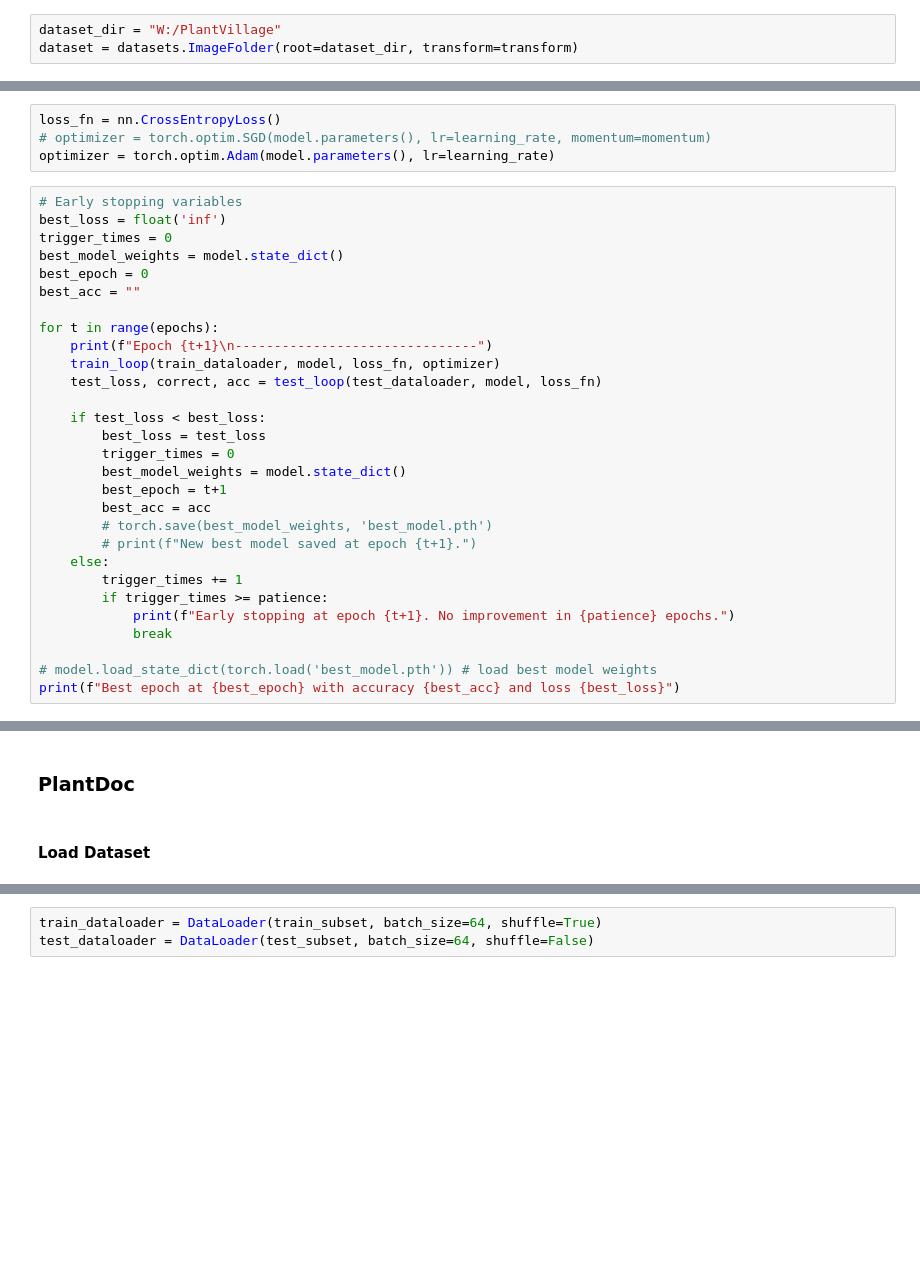
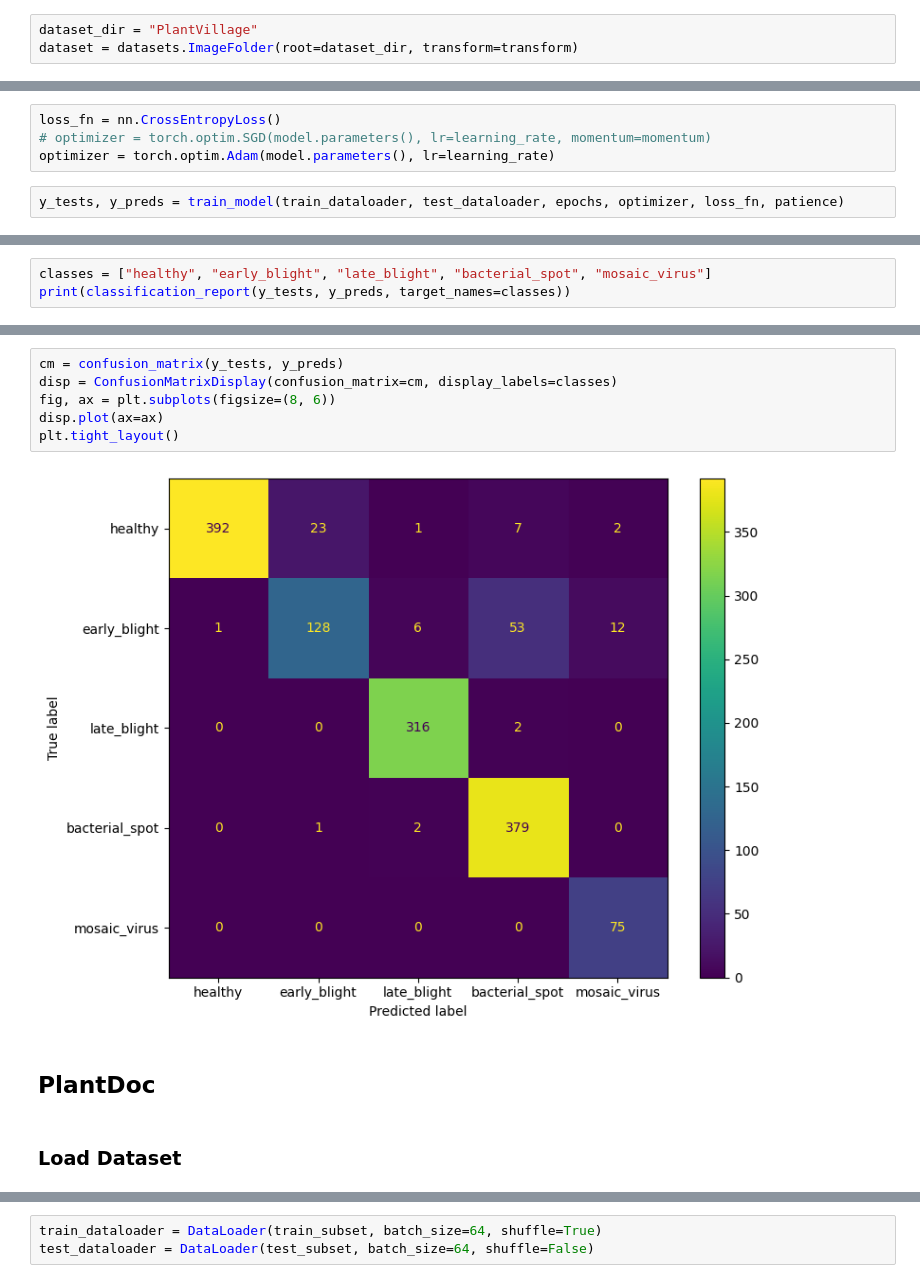
Before and after one commit to yumiian/tdm, a Jupyter notebook: cnn.ipynb, the cells around one changed output, grey strips where cells are left out. Saved outputs shown, nothing was run; the diff lists cells and outputs as text; blank space fills up the shorter version.

```diff
--- a/cnn.ipynb
+++ b/cnn.ipynb
@@ -124,5 +163,5 @@ def test_loop(dataloader, model, loss_fn):
 # %%
-dataset_dir = "W:/PlantVillage"
+dataset_dir = "PlantVillage"
 dataset = datasets.ImageFolder(root=dataset_dir, transform=transform)
 # %%
 train_indices, test_indices = train_test_split(range(len(dataset)), test_size=0.2, random_state=42, stratify=dataset.targets)
@@ -144,34 +183,7 @@ loss_fn = nn.CrossEntropyLoss()
 # optimizer = torch.optim.SGD(model.parameters(), lr=learning_rate, momentum=momentum)
 optimizer = torch.optim.Adam(model.parameters(), lr=learning_rate)
 # %%
-# Early stopping variables
-best_loss = float('inf')
-trigger_times = 0
-best_model_weights = model.state_dict()
-best_epoch = 0
-best_acc = ""
-
-for t in range(epochs):
-    print(f"Epoch {t+1}\n-------------------------------")
-    train_loop(train_dataloader, model, loss_fn, optimizer)
-    test_loss, correct, acc = test_loop(test_dataloader, model, loss_fn)
-
-    if test_loss < best_loss:
-        best_loss = test_loss
-        trigger_times = 0
-        best_model_weights = model.state_dict()
-        best_epoch = t+1
-        best_acc = acc
-        # torch.save(best_model_weights, 'best_model.pth')
-        # print(f"New best model saved at epoch {t+1}.")
-    else:
-        trigger_times += 1
-        if trigger_times >= patience:
-            print(f"Early stopping at epoch {t+1}. No improvement in {patience} epochs.")
-            break
-
-# model.load_state_dict(torch.load('best_model.pth')) # load best model weights
-print(f"Best epoch at {best_epoch} with accuracy {best_acc} and loss {best_loss}")
+y_tests, y_preds = train_model(train_dataloader, test_dataloader, epochs, optimizer, loss_fn, patience)
 # %% [output]
 Epoch 1
 -------------------------------
@@ -192,0 +207,3 @@ Best epoch at 13 with accuracy 97.5 and loss 0.07382421246306463
+# %%
+classes = ["healthy", "early_blight", "late_blight", "bacterial_spot", "mosaic_virus"]
+print(classification_report(y_tests, y_preds, target_names=classes))
@@ -193,5 +222,13 @@ Best epoch at 13 with accuracy 97.5 and loss 0.07382421246306463
+# %%
+cm = confusion_matrix(y_tests, y_preds)
+disp = ConfusionMatrixDisplay(confusion_matrix=cm, display_labels=classes)
+fig, ax = plt.subplots(figsize=(8, 6))
+disp.plot(ax=ax)
+plt.tight_layout()
+# %% [output]
+[figure, added]
 # %% [markdown]
-### PlantDoc
+## PlantDoc
 # %% [markdown]
-#### Load Dataset
+### Load Dataset
 # %%
```
Also changed, not shown: parts of 17 cells of this notebook.
